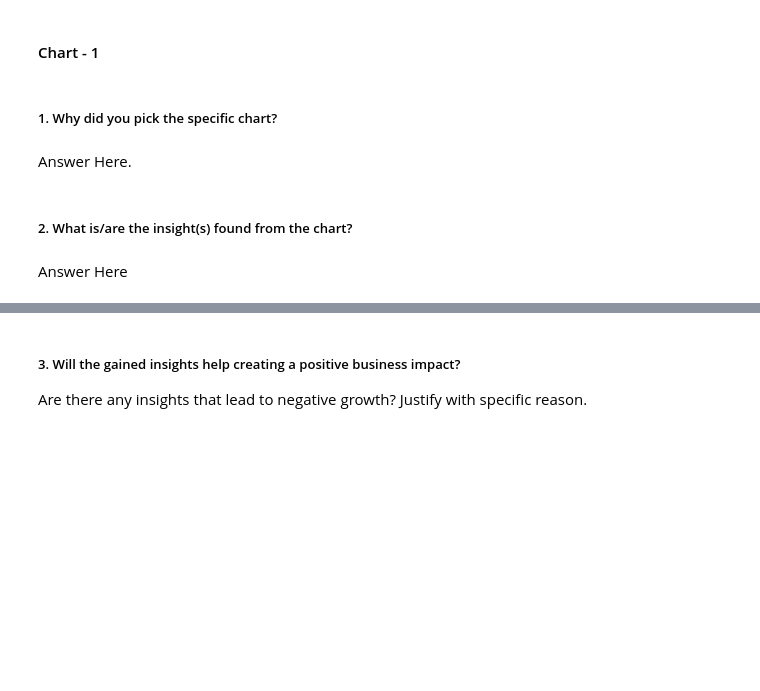
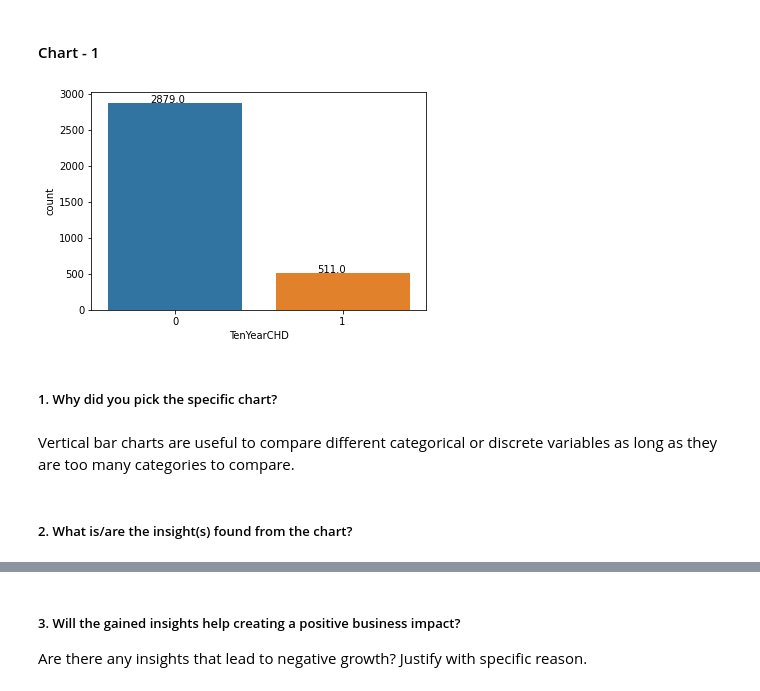
Before and after one commit to Sridharpadhy/Cardiovascular-Risk-Prediction, a Jupyter notebook: Sridhar_ML_Classification_Capstone_Project_Cardiovascular_Risk_Prediction_.ipynb, the cells around one changed output, grey strips where cells are left out. Saved outputs shown, nothing was run; the diff lists cells and outputs as text; code cells hidden in the pictures; blank space fills up the shorter version.

```diff
--- a/Sridhar_ML_Classification_Capstone_Project_Cardiovascular_Risk_Prediction_.ipynb
+++ b/Sridhar_ML_Classification_Capstone_Project_Cardiovascular_Risk_Prediction_.ipynb
@@ -178,0 +339,2 @@ for col in cardio_df.columns :
+# %%
+cardio_df['cigsPerDay'] = cardio_df['cigsPerDay'].fillna(round(cardio_df['cigsPerDay'].mean(), 1))
@@ -189,8 +422,12 @@ Answer Here.
+# %%
+ax= sns.countplot(cardio_df['TenYearCHD'])
+for p in ax.patches:
+   ax.annotate('{:.1f}'.format(p.get_height()), (p.get_x()+0.25, p.get_height()+0.01))
+# %% [output]
+[figure, added]
 # %% [markdown]
 ##### 1. Why did you pick the specific chart?
-# %% [markdown]
-Answer Here.
+# %% [markdown]
+ Vertical bar charts are useful to compare different categorical or discrete variables as long as they are too many categories to compare.
 # %% [markdown]
 ##### 2. What is/are the insight(s) found from the chart?
-# %% [markdown]
-Answer Here
```
Also changed, not shown: parts of 126 cells of this notebook.
